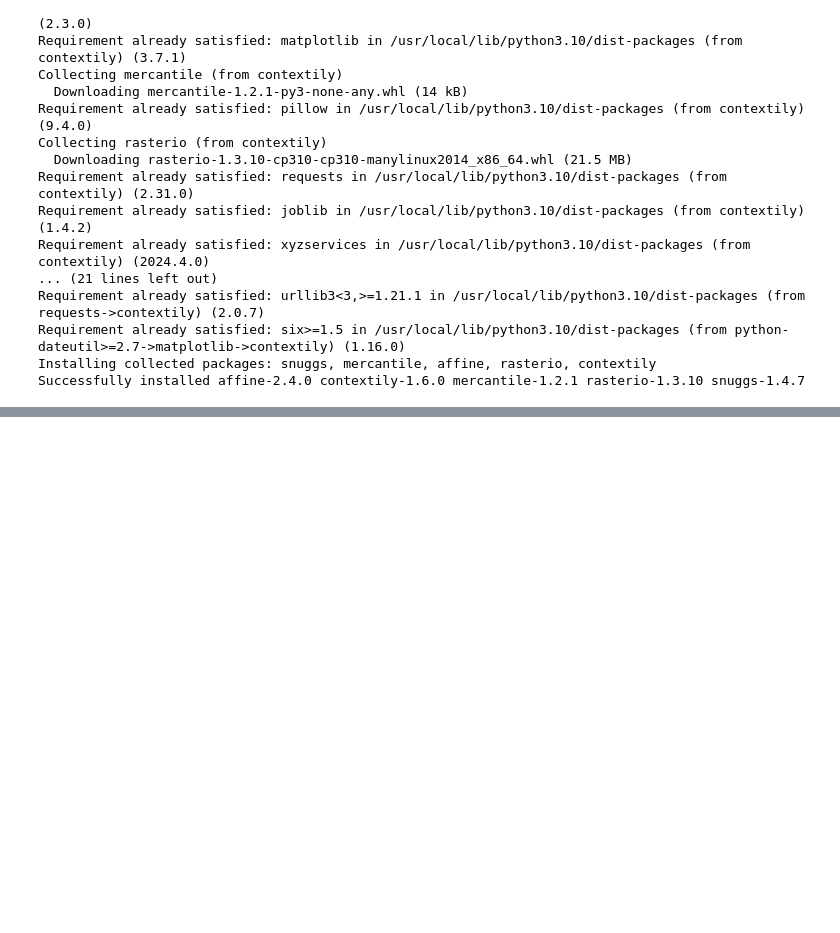
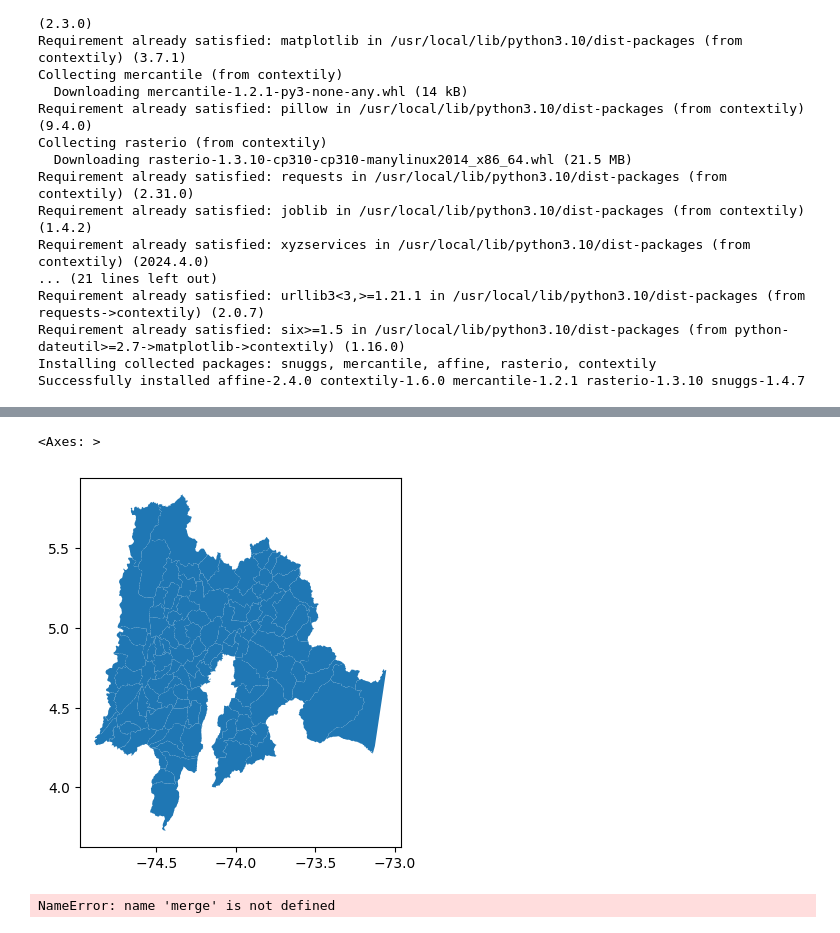
Before and after one commit to sofia3108548001/Examen-Final, a Jupyter notebook: Untitled12.ipynb, the cells around one changed output, grey strips where cells are left out. Drawn from its saved outputs; the diff is of its cells as text; code cells hidden in the pictures; blank space fills up the shorter version.

```diff
--- a/Untitled12.ipynb
+++ b/Untitled12.ipynb
@@ -46,6 +46,6 @@ Requirement already satisfied: six>=1.5 in /usr/local/lib/python3.10/dist-packag
 Installing collected packages: snuggs, mercantile, affine, rasterio, contextily
 Successfully installed affine-2.4.0 contextily-1.6.0 mercantile-1.2.1 rasterio-1.3.10 snuggs-1.4.7
 # %%
-municipios = gpd.read_file("municipios.json")
+municipios = gpd.read_file("municipios.geojson")
 municipios
 # %% [output]
@@ -53,0 +65,19 @@ DriverError: 'municipios.json' not recognized as a supported file format.
+# %%
+municipios.plot()
+# %% [output]
+<Axes: >
+[figure, added]
+# %%
+
+mapa_2= merge.plot(
+    column= 'Población',
+    figsize=(15,15),
+    edgecolor='black',
+    cmap= 'tab20',
+    legend= True,
+
+)
+
+cx.add_basemap(mapa_2, crs=merge.crs.to_string())
+# %% [output]
+NameError: name 'merge' is not defined
```
Also changed, not shown: parts of 1 cell of this notebook.
